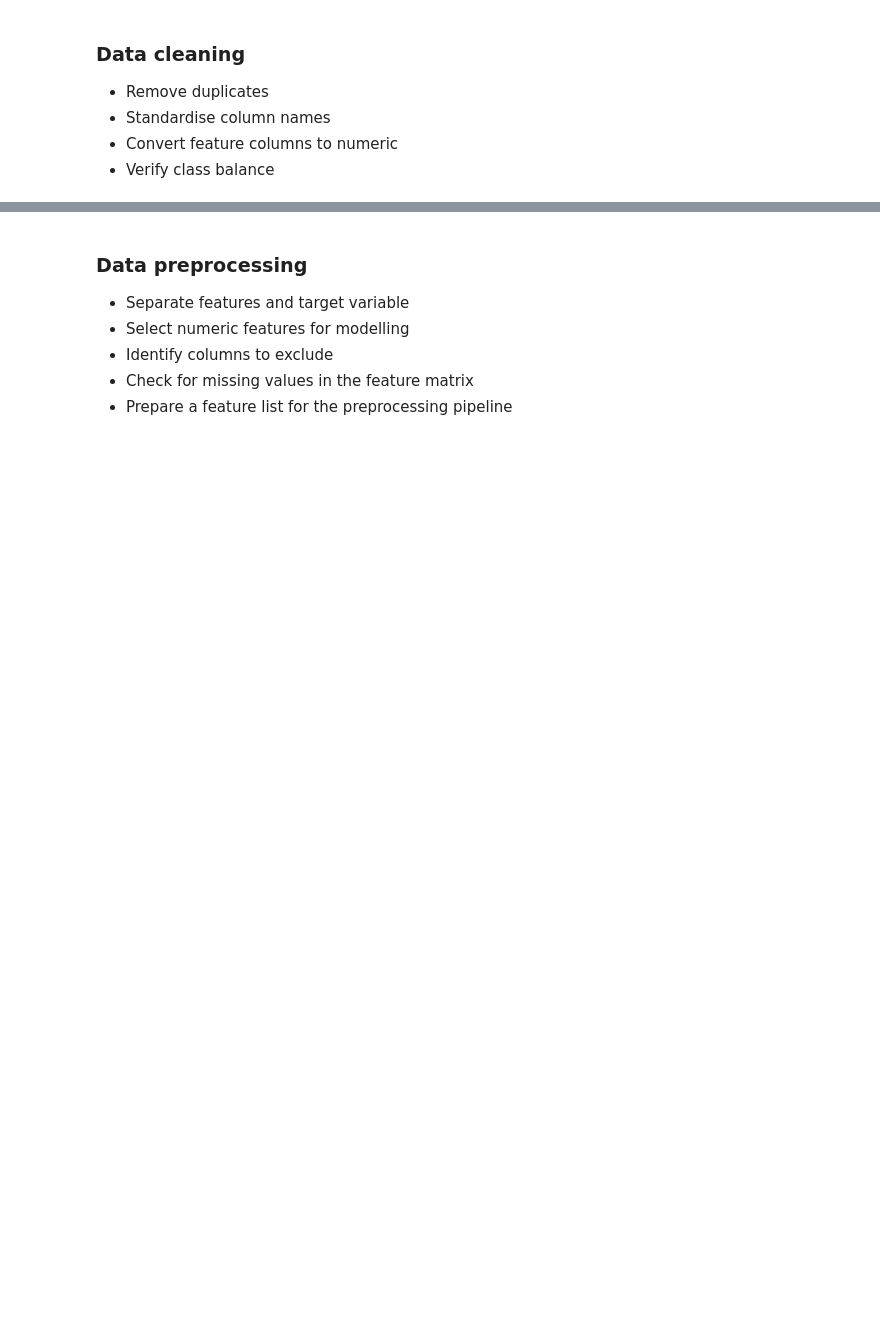
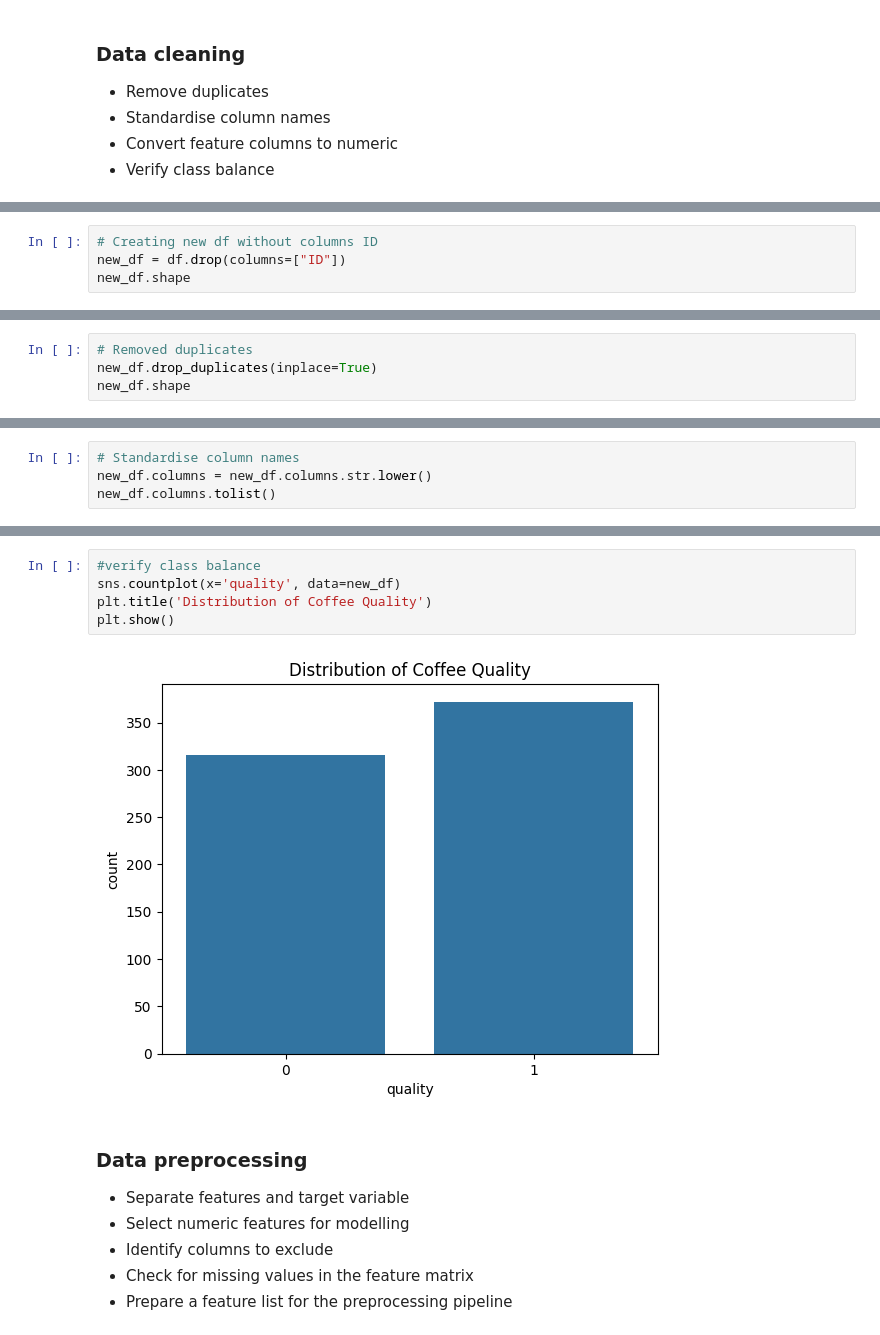
Before and after one commit to Indraadhikari/DAT200-Machine-Learning, a Jupyter notebook: CA3/CA3_template.ipynb, the cells around one changed output, grey strips where cells are left out. Drawn from its saved outputs; the diff is of its cells as text; blank space fills up the shorter version.

```diff
--- a/CA3/CA3_template.ipynb
+++ b/CA3/CA3_template.ipynb
@@ -92,0 +169,4 @@ dtype: int64
+# %%
+# Creating new df without columns ID
+new_df = df.drop(columns=["ID"])
+new_df.shape
@@ -92,0 +175,4 @@ dtype: int64
+# %%
+# Removed duplicates
+new_df.drop_duplicates(inplace=True)
+new_df.shape
@@ -92,0 +185,4 @@ dtype: int64
+# %%
+# Standardise column names
+new_df.columns = new_df.columns.str.lower()
+new_df.columns.tolist()
@@ -93,3 +202,10 @@ dtype: int64
+# %%
+#verify class balance
+sns.countplot(x='quality', data=new_df)
+plt.title('Distribution of Coffee Quality')
+plt.show()
+# %% [output]
+[figure, added]
 # %% [markdown]
 ### Data preprocessing
 
```
Also changed, not shown: parts of 26 cells of this notebook.
